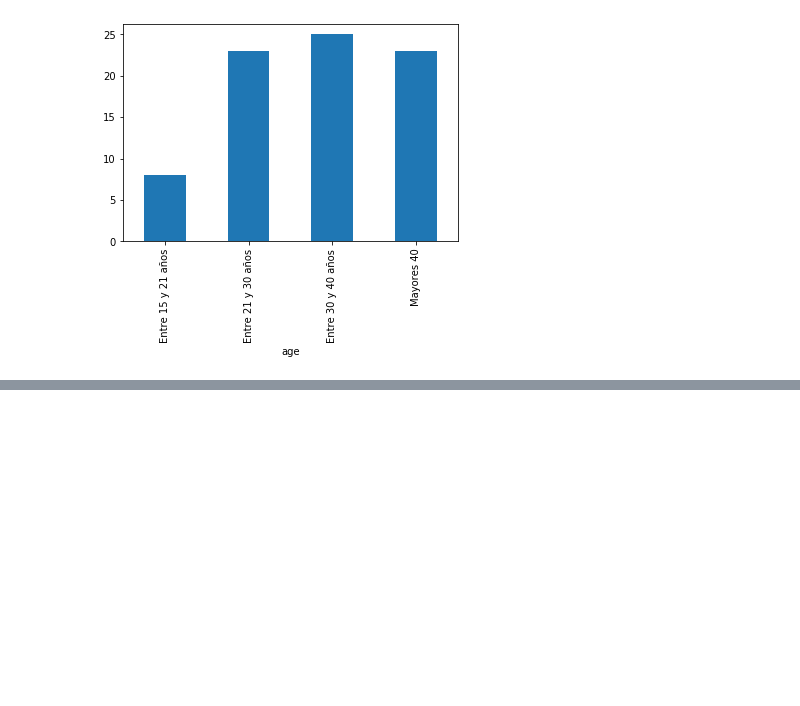
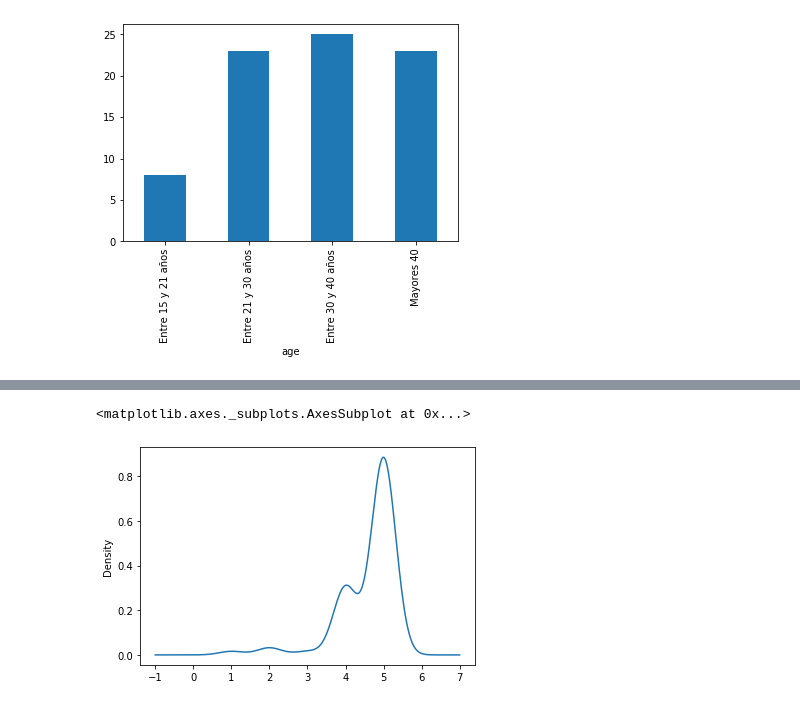
Before and after one commit to alefherrera/my-order-data, a Jupyter notebook: notebook.ipynb, the cells around one changed output, grey strips where cells are left out. Saved outputs shown, nothing was run; the diff lists cells and outputs as text; code cells hidden in the pictures; blank space fills up the shorter version.

```diff
--- a/notebook.ipynb
+++ b/notebook.ipynb
@@ -45,0 +49,5 @@ age_edutacion_area
+# %%
+df["comprehensible"].plot.density()
+# %% [output]
+<matplotlib.axes._subplots.AxesSubplot at 0x...>
+[figure, added]
```
Also changed, not shown: parts of 12 cells of this notebook.
